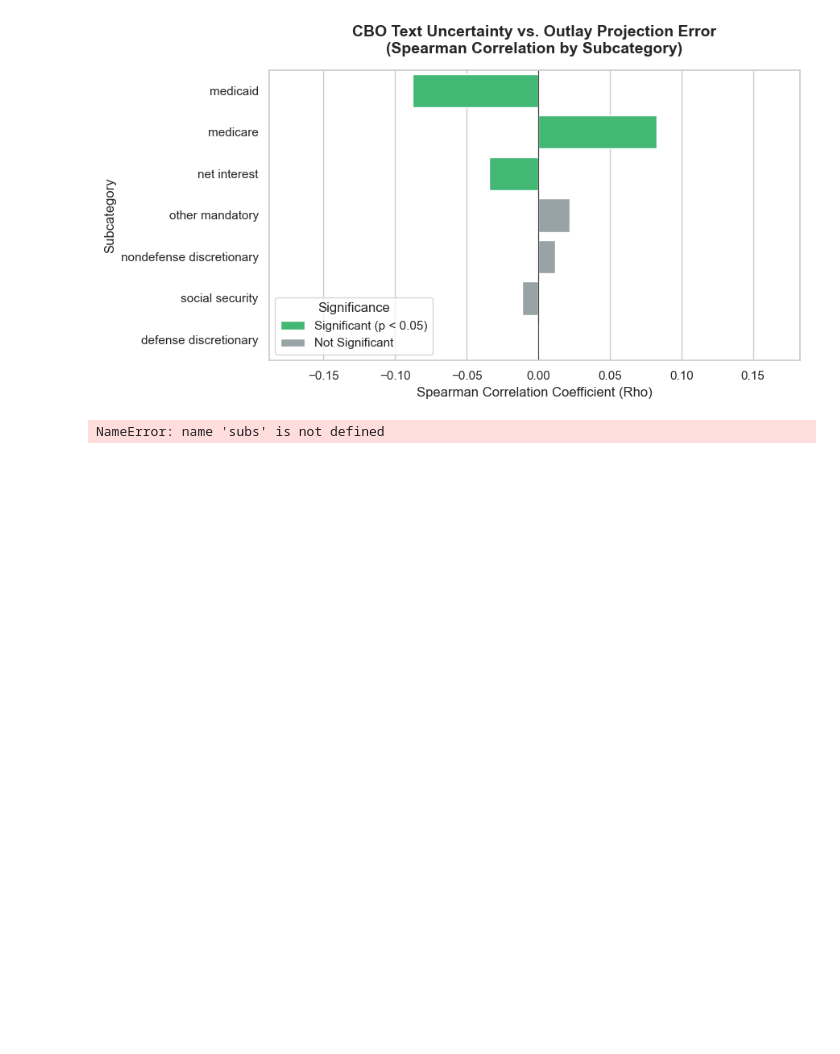
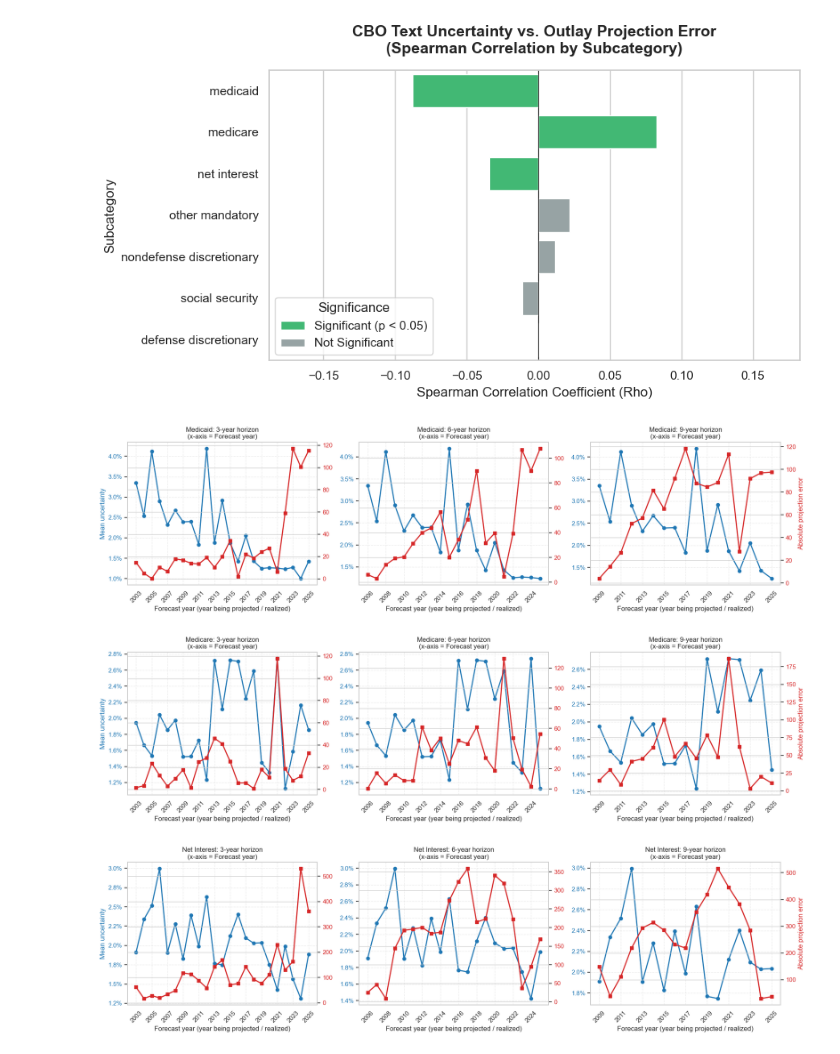
Before and after one commit to tnguye27/projection-uncertainty, a Jupyter notebook: 04_Error_Corr.ipynb, the cells around one changed output. Drawn from its saved outputs; the diff is of its cells as text; code cells hidden in the pictures; blank space fills up the shorter version.

```diff
--- a/04_Error_Corr.ipynb
+++ b/04_Error_Corr.ipynb
@@ -222,6 +223,7 @@ plt.show()
 [figure]
 # %%
 subs = ['medicaid','medicare','net interest']
+horizons = [3,6,9]
 
 def plot_uncertainty_vs_error_by_forecast_year_from_merged(
     merged_df,
@@ -292,31 +294,33 @@ def plot_uncertainty_vs_error_by_forecast_year_from_merged(
         ax.yaxis.set_major_formatter(unc_fmt)
         ax.grid(True, linestyle="--", alpha=0.35)
 
         # X ticks
         years = plot_df["forecast_year"].to_numpy()
         if len(years) > 0:
             start = int(years.min())
             end = int(years.max())
             ax.set_xticks(list(range(start, end + 1, year_tick_step)))
         ax.tick_params(axis="x", rotation=45)
 
         # Right axis: abs error
         ax2 = ax.twinx()
         ax2.plot(plot_df["forecast_year"], plot_df["abs_projection_error"],
                  marker="s", linewidth=2, color="#d62728")
         if i == len(horizons) - 1:
             ax2.set_ylabel("Absolute projection error", color="#d62728")
         ax2.tick_params(axis="y", labelcolor="#d62728")
         ax2.yaxis.set_major_formatter(err_fmt)
 
     plt.tight_layout()
     plt.show()
 
 for sub in subs:
 
     # Medicaid
     plot_uncertainty_vs_error_by_forecast_year_from_merged(
         merged_df=merged_df, program=sub, horizons=horizons, show_uncertainty_as_percent=True
     )
 # %% [output]
-NameError: name 'subs' is not defined
+[figure, added]
+[figure, added]
+[figure, added]
```
Also changed, not shown: parts of 1 cell of this notebook, 1 other file.
